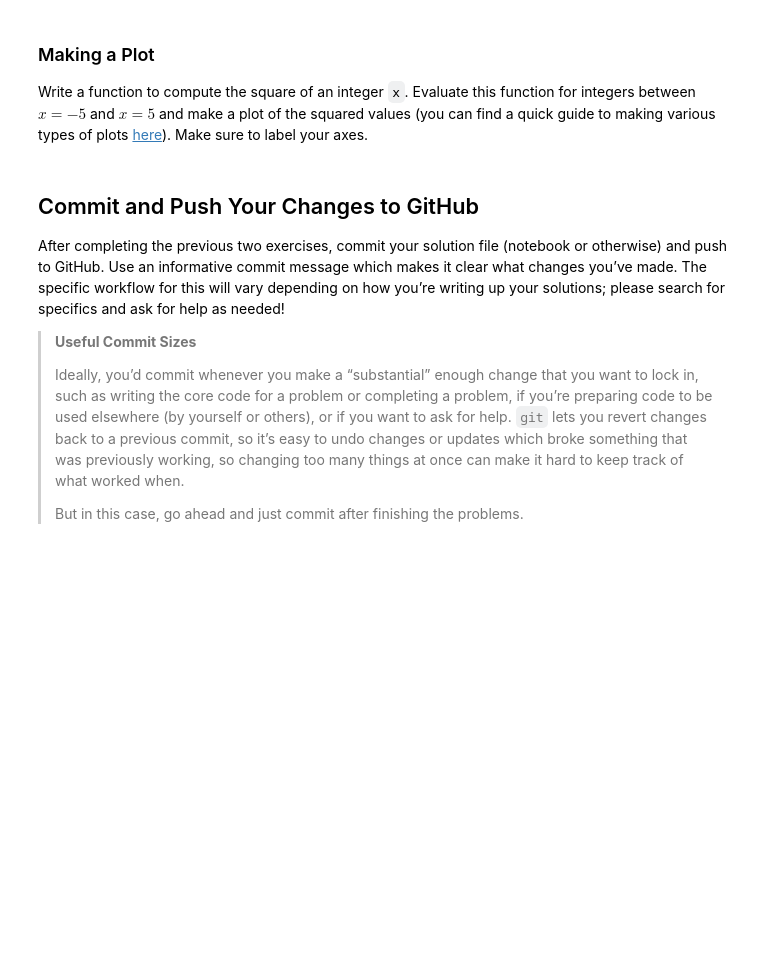
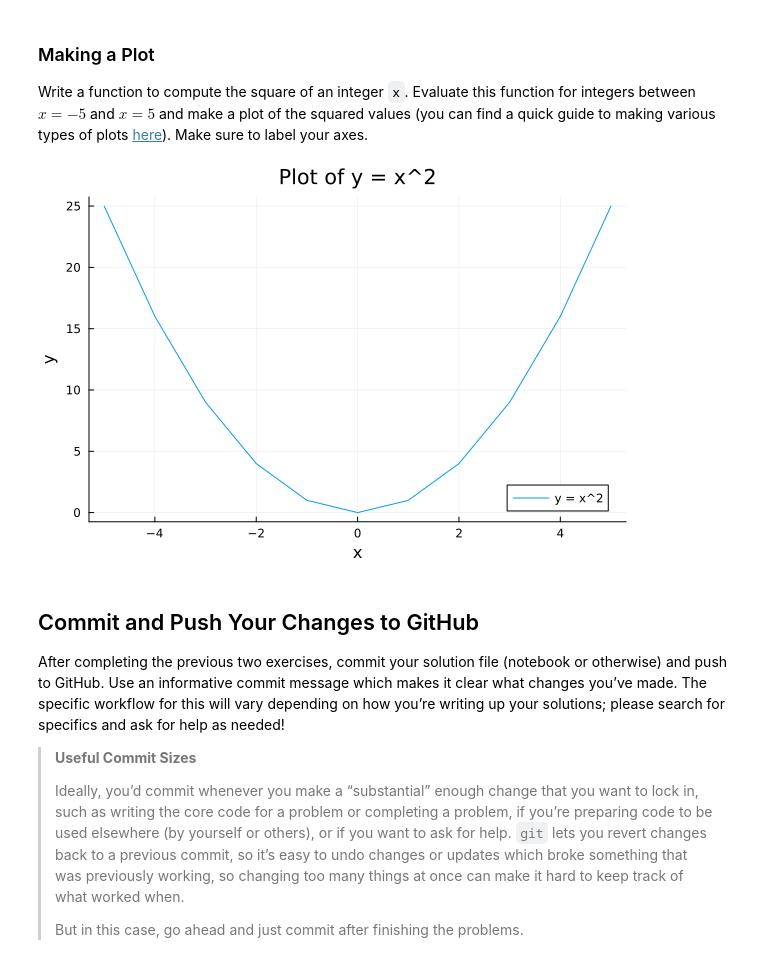
Before and after one commit to BEE4750-FA25/lab1-EvoTW-source, a Jupyter notebook: lab01.ipynb, the cells around one changed output. Drawn from its saved outputs; the diff is of its cells as text; code cells hidden in the pictures; blank space fills up the shorter version.

```diff
--- a/lab01.ipynb
+++ b/lab01.ipynb
@@ -266,7 +258,11 @@ plots
 [here](https://viveks.me/environmental-systems-analysis/tutorials/julia-plots.html)).
 Make sure to label your axes.
 # %%
-# insert your code here
+x = [-5:1:5;] # x values from -5 to 5
+y = x.^2 # square of x
+plot(x, y, label="y = x^2", title="Plot of y = x^2", xlabel="x", ylabel="y")
+# %% [output]
+[figure, added]
 # %% [markdown]
 ## Commit and Push Your Changes to GitHub
 
```
Also changed, not shown: parts of 4 cells of this notebook.
